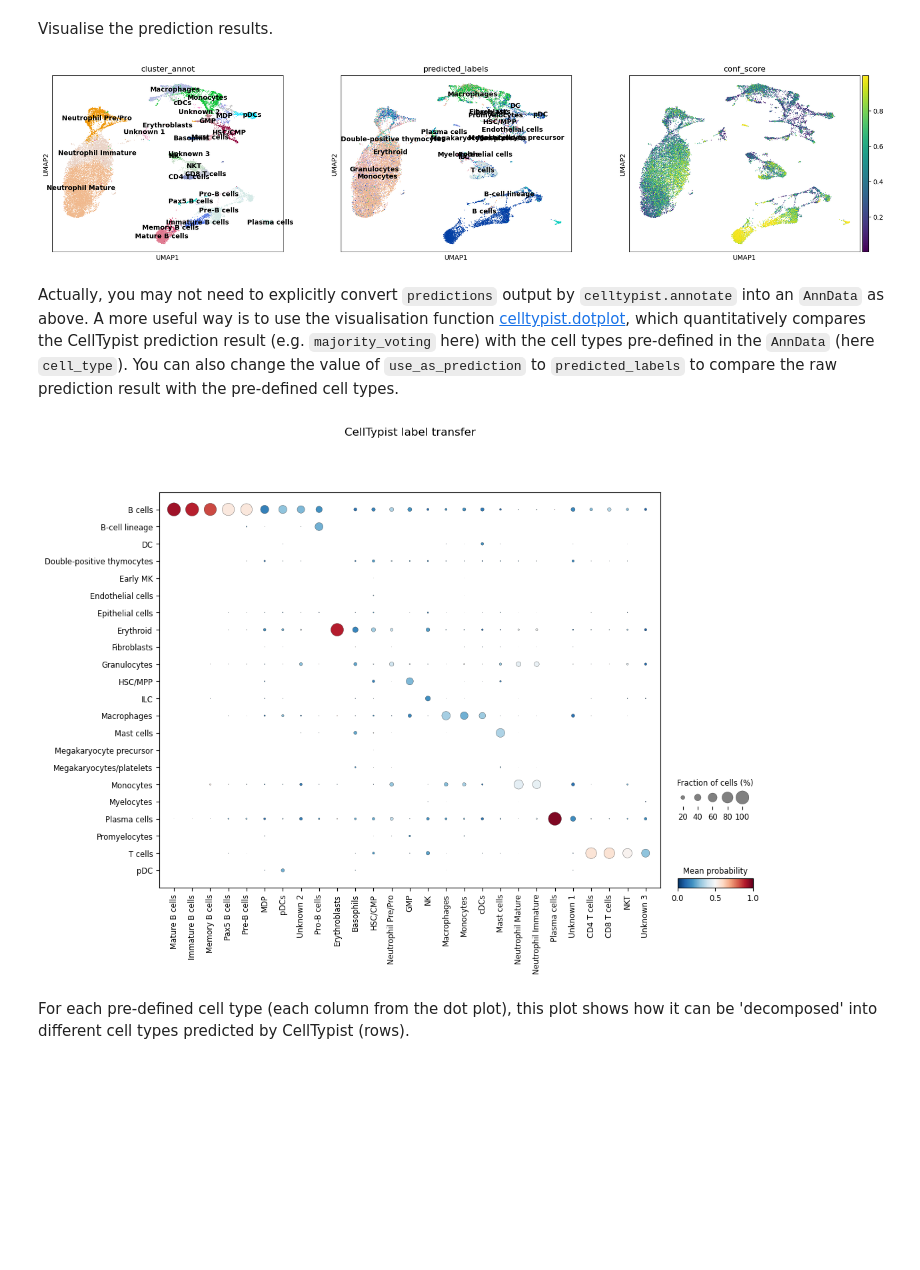
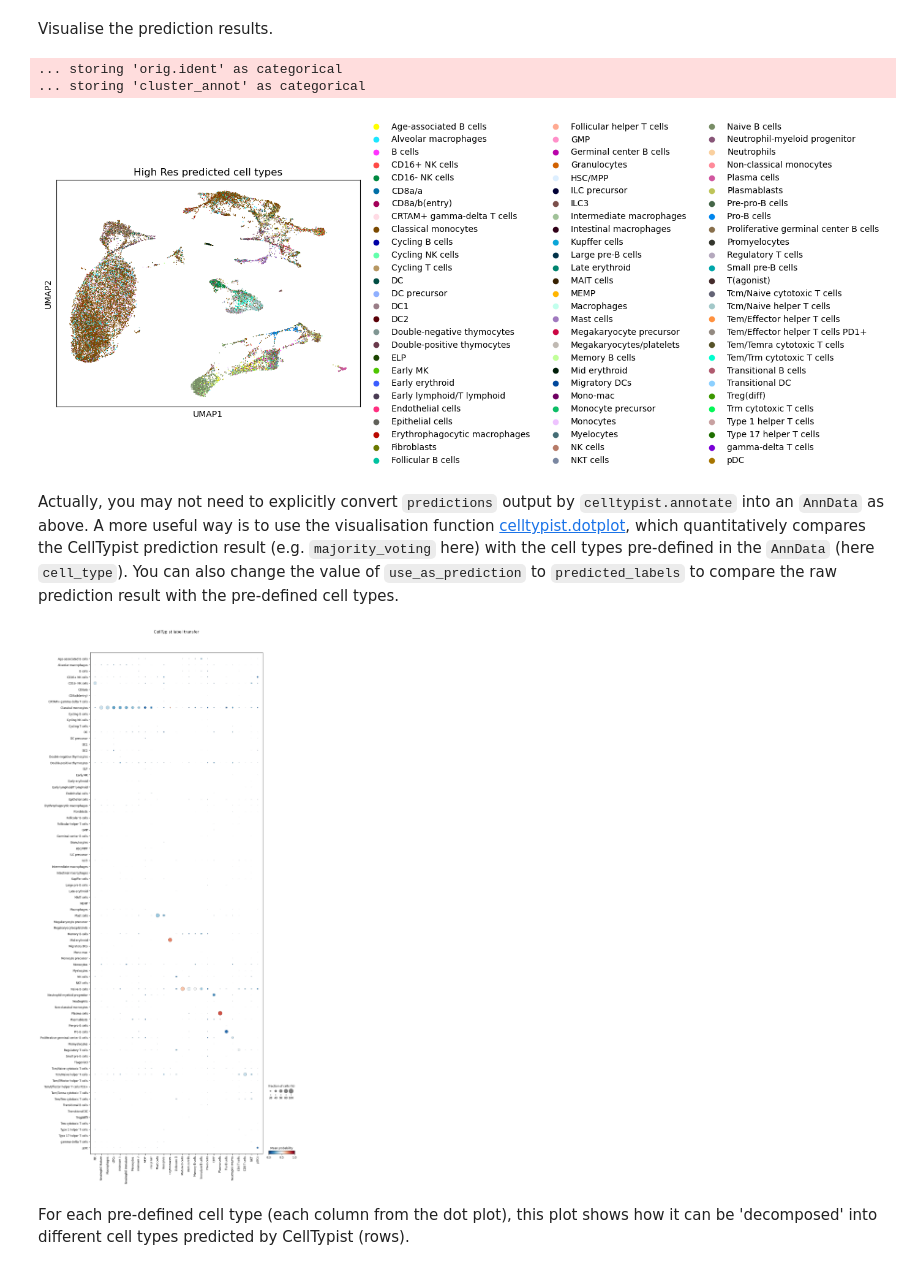
Before and after one commit to gabriel-dval/scRNA_annotation, a Jupyter notebook: celltypist_tutorial.ipynb, the cells around one changed output. Saved outputs shown, nothing was run; the diff lists cells and outputs as text; code cells hidden in the pictures; blank space fills up the shorter version.

```diff
--- a/celltypist_tutorial.ipynb
+++ b/celltypist_tutorial.ipynb
@@ -129,6 +137,5 @@ array(['B cells', 'B-cell lineage', 'Cycling cells', 'DC', 'DC precursor',
 # %%
 # Set raw genes as index and capitalise (this may need to be changed depending on the model)
-adata.raw.var['_index'] = adata.raw.var['_index'].str.upper()
-adata.raw.var.set_index(adata.raw.var["_index"], inplace=True)
-adata.raw.var_names # Expect capital gene names here
+adata.var_names = adata.var_names.str.upper()
+adata.var_names # Expect capital gene names here
 # %% [output]
@@ -142,5 +149,7 @@ Index(['XKR4', 'RP1', 'MRPL15', 'LYPLA1', 'TCEA1', 'ATP6V1H', 'RB1CC1',
 # Not run; predict cell identities using this loaded model.
 #predictions = celltypist.annotate(adata_2000, model = model, majority_voting = True)
 # Alternatively, just specify the model name (recommended as this ensures the model is intact every time it is loaded).
-predictions = celltypist.annotate(adata, model = 'Immune_All_High.pkl', majority_voting = False)
+predictions = celltypist.annotate(adata, model = 'Immune_All_Low.pkl',
+                                  majority_voting = True,
+                                  over_clustering = 'seurat_clusters')
 # %% [output]
@@ -205,14 +214,19 @@ sc.tl.umap(adata)
 # %% [markdown]
 Visualise the prediction results.
 # %%
-sc.pl.umap(adata, color = ['cluster_annot', 'predicted_labels', 'conf_score'], legend_loc = 'on data')
+sc.pl.umap(adata,
+           color = ['predicted_labels'],
+           legend_loc = 'right margin',
+           title = 'High Res predicted cell types')
 # %% [output]
+... storing 'orig.ident' as categorical
+... storing 'cluster_annot' as categorical
-[figure, old version]
+[figure, new version]
 # %% [markdown]
 Actually, you may not need to explicitly convert `predictions` output by `celltypist.annotate` into an `AnnData` as above. A more useful way is to use the visualisation function [celltypist.dotplot](https://celltypist.readthedocs.io/en/latest/celltypist.dotplot.html), which quantitatively compares the CellTypist prediction result (e.g. `majority_voting` here) with the cell types pre-defined in the `AnnData` (here `cell_type`). You can also change the value of `use_as_prediction` to `predicted_labels` to compare the raw prediction result with the pre-defined cell types.
 # %%
 celltypist.dotplot(predictions, use_as_reference = 'cluster_annot', use_as_prediction = 'predicted_labels')
 # %% [output]
-[figure, old version]
+[figure, new version]
 # %% [markdown]
 For each pre-defined cell type (each column from the dot plot), this plot shows how it can be 'decomposed' into different cell types predicted by CellTypist (rows).
```
Also changed, not shown: parts of 14 cells of this notebook.
